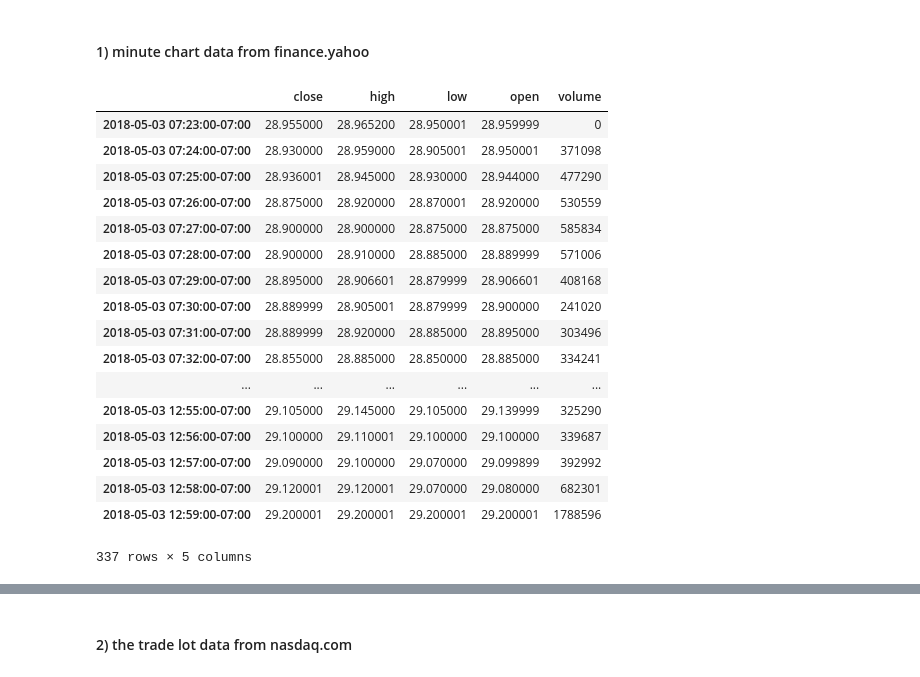
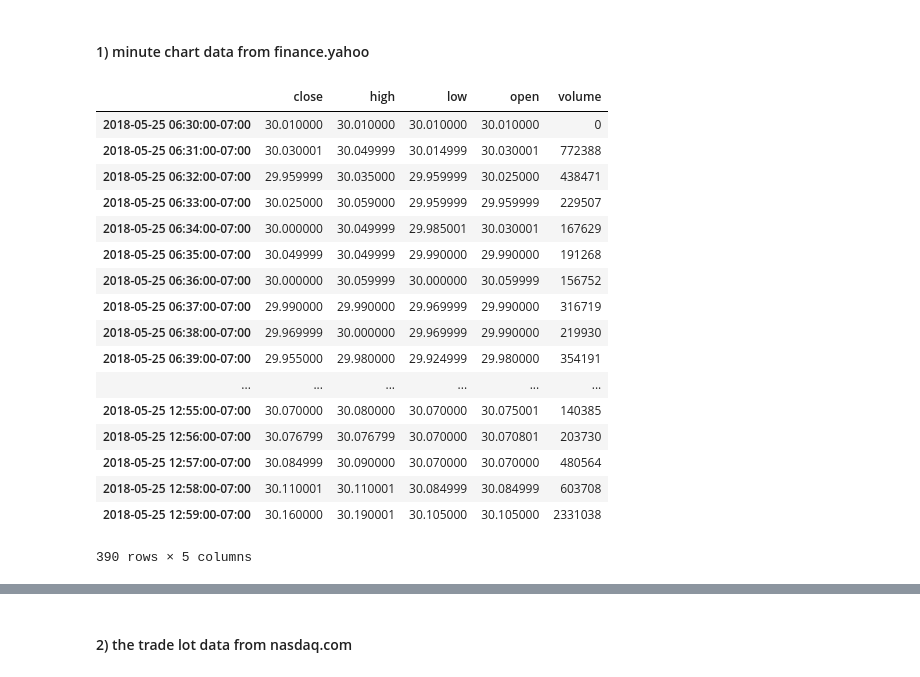
Before and after one commit to alekseystryukov/notebooks, a Jupyter notebook: N06_TradingDayDataVisualization.ipynb, the cells around one changed output, grey strips where cells are left out. Cells and saved outputs as stored; diff of their text form; code cells hidden in the pictures.

```diff
--- a/N06_TradingDayDataVisualization.ipynb
+++ b/N06_TradingDayDataVisualization.ipynb
@@ -10,53 +10,54 @@ import requests
 import pytz
 import json
 
-DATA_TIMEZONE = pytz.timezone("US/Eastern")
+DATA_TIMEZONE = pytz.timezone("America/New_York")
 
 def get_minute_data(symbol, now):
 
     start = now.replace(hour=6, minute=30, second=0, microsecond=0)
     end = start.replace(hour=13, minute=0)
     url = "https://query1.finance.yahoo.com/v7/finance/chart/{}?period1={:.0f}&period2={:.0f}"\
           "&interval=1m&indicators=quote&includeTimestamps=true&"\
           "events=div%7Csplit%7Cearn".format(symbol, start.timestamp(), end.timestamp())
 
     page = requests.get(url)
     result = page.json()['chart']['result']
     if not result:
         print(page.json())
         return
 
     data = result[0]
     quote = data['indicators']['quote'][0]
     if 'timestamp' not in data:
+        print("Error: timestamp not in data")
         return
     times = data['timestamp']
     period = data['meta']['currentTradingPeriod']['regular']
     start, end = period['start'], period['end']
     df = pd.DataFrame(quote, index=[datetime.fromtimestamp(t, tz=DATA_TIMEZONE).astimezone(now.tzinfo) for t in times])
     return df
 
 
 la_tz = pytz.timezone('America/Los_Angeles')
-now = datetime(2018, 5, 3, 12, 0, 0, tzinfo=la_tz)
+now = datetime.now(tz=la_tz).replace(year=2018, month=5, day=25, hour=12, minute=0, second=0)
 minute_data = get_minute_data('BAC', now)
 minute_data
 # %% [output]
 |  | close | high | low | open | volume |
-| 2018-05-03 07:23:00-07:00 | 28.955000 | 28.965200 | 28.950001 | 28.959999 | 0 |
-| 2018-05-03 07:24:00-07:00 | 28.930000 | 28.959000 | 28.905001 | 28.950001 | 371098 |
-| 2018-05-03 07:25:00-07:00 | 28.936001 | 28.945000 | 28.930000 | 28.944000 | 477290 |
-| 2018-05-03 07:26:00-07:00 | 28.875000 | 28.920000 | 28.870001 | 28.920000 | 530559 |
-| 2018-05-03 07:27:00-07:00 | 28.900000 | 28.900000 | 28.875000 | 28.875000 | 585834 |
-| 2018-05-03 07:28:00-07:00 | 28.900000 | 28.910000 | 28.885000 | 28.889999 | 571006 |
-| 2018-05-03 07:29:00-07:00 | 28.895000 | 28.906601 | 28.879999 | 28.906601 | 408168 |
-| 2018-05-03 07:30:00-07:00 | 28.889999 | 28.905001 | 28.879999 | 28.900000 | 241020 |
-| 2018-05-03 07:31:00-07:00 | 28.889999 | 28.920000 | 28.885000 | 28.895000 | 303496 |
-| 2018-05-03 07:32:00-07:00 | 28.855000 | 28.885000 | 28.850000 | 28.885000 | 334241 |
+| 2018-05-25 06:30:00-07:00 | 30.010000 | 30.010000 | 30.010000 | 30.010000 | 0 |
+| 2018-05-25 06:31:00-07:00 | 30.030001 | 30.049999 | 30.014999 | 30.030001 | 772388 |
+| 2018-05-25 06:32:00-07:00 | 29.959999 | 30.035000 | 29.959999 | 30.025000 | 438471 |
+| 2018-05-25 06:33:00-07:00 | 30.025000 | 30.059000 | 29.959999 | 29.959999 | 229507 |
+| 2018-05-25 06:34:00-07:00 | 30.000000 | 30.049999 | 29.985001 | 30.030001 | 167629 |
+| 2018-05-25 06:35:00-07:00 | 30.049999 | 30.049999 | 29.990000 | 29.990000 | 191268 |
+| 2018-05-25 06:36:00-07:00 | 30.000000 | 30.059999 | 30.000000 | 30.059999 | 156752 |
+| 2018-05-25 06:37:00-07:00 | 29.990000 | 29.990000 | 29.969999 | 29.990000 | 316719 |
+| 2018-05-25 06:38:00-07:00 | 29.969999 | 30.000000 | 29.969999 | 29.990000 | 219930 |
+| 2018-05-25 06:39:00-07:00 | 29.955000 | 29.980000 | 29.924999 | 29.980000 | 354191 |
 | ... | ... | ... | ... | ... | ... |
-| 2018-05-03 12:55:00-07:00 | 29.105000 | 29.145000 | 29.105000 | 29.139999 | 325290 |
-| 2018-05-03 12:56:00-07:00 | 29.100000 | 29.110001 | 29.100000 | 29.100000 | 339687 |
-| 2018-05-03 12:57:00-07:00 | 29.090000 | 29.100000 | 29.070000 | 29.099899 | 392992 |
-| 2018-05-03 12:58:00-07:00 | 29.120001 | 29.120001 | 29.070000 | 29.080000 | 682301 |
-| 2018-05-03 12:59:00-07:00 | 29.200001 | 29.200001 | 29.200001 | 29.200001 | 1788596 |
+| 2018-05-25 12:55:00-07:00 | 30.070000 | 30.080000 | 30.070000 | 30.075001 | 140385 |
+| 2018-05-25 12:56:00-07:00 | 30.076799 | 30.076799 | 30.070000 | 30.070801 | 203730 |
+| 2018-05-25 12:57:00-07:00 | 30.084999 | 30.090000 | 30.070000 | 30.070000 | 480564 |
+| 2018-05-25 12:58:00-07:00 | 30.110001 | 30.110001 | 30.084999 | 30.084999 | 603708 |
+| 2018-05-25 12:59:00-07:00 | 30.160000 | 30.190001 | 30.105000 | 30.105000 | 2331038 |
-337 rows × 5 columns
+390 rows × 5 columns
```
Also changed, not shown: parts of 6 cells of this notebook, 1 other file.
